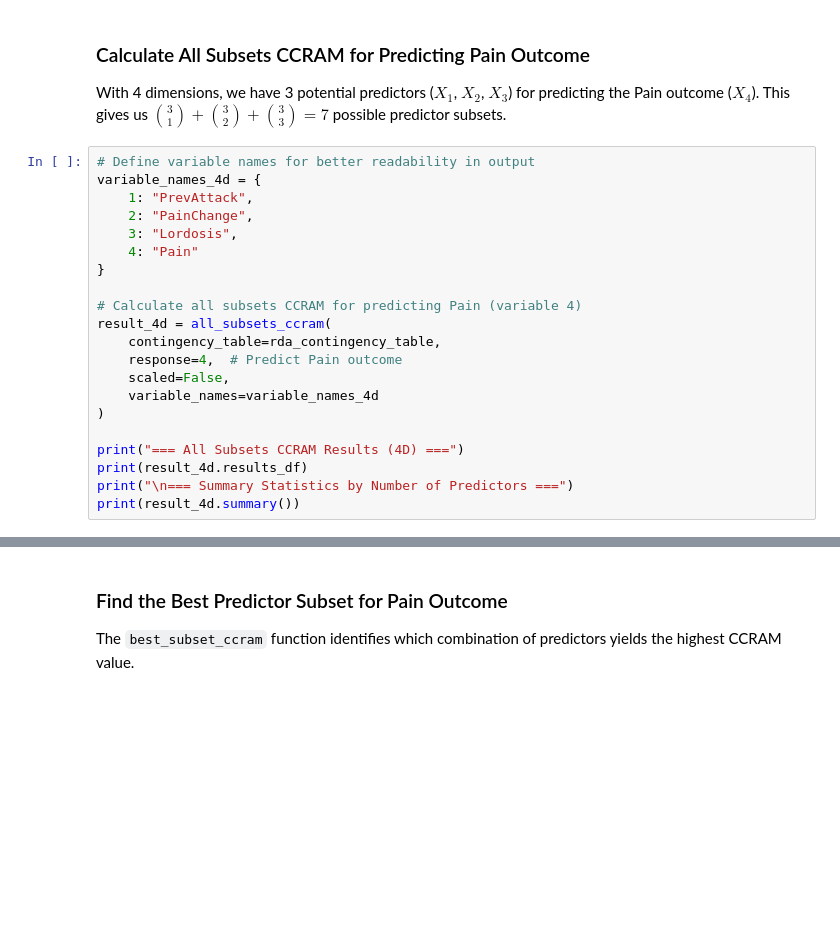
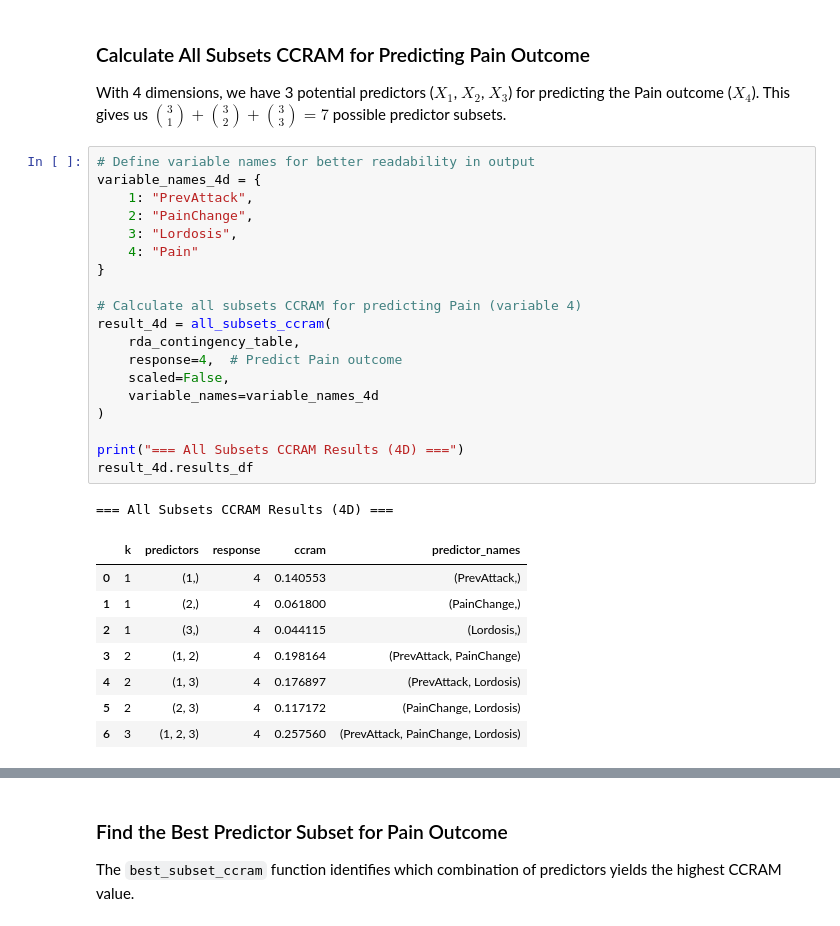
Before and after one commit to DhyeyMavani2003/ccrvam, a Jupyter notebook: examples/jupyter/03_BestSubsets_Selection.ipynb, the cells around one changed output, grey strips where cells are left out. Drawn from its saved outputs; the diff is of its cells as text; blank space fills up the shorter version.

```diff
--- a/examples/jupyter/03_BestSubsets_Selection.ipynb
+++ b/examples/jupyter/03_BestSubsets_Selection.ipynb
@@ -148,21 +196,29 @@ With 4 dimensions, we have 3 potential predictors ($X_1$, $X_2$, $X_3$) for pred
 # %%
 # Define variable names for better readability in output
 variable_names_4d = {
     1: "PrevAttack",
     2: "PainChange",
     3: "Lordosis",
     4: "Pain"
 }
 
 # Calculate all subsets CCRAM for predicting Pain (variable 4)
 result_4d = all_subsets_ccram(
-    contingency_table=rda_contingency_table,
+    rda_contingency_table,
     response=4,  # Predict Pain outcome
     scaled=False,
     variable_names=variable_names_4d
 )
 
 print("=== All Subsets CCRAM Results (4D) ===")
-print(result_4d.results_df)
-print("\n=== Summary Statistics by Number of Predictors ===")
-print(result_4d.summary())
+result_4d.results_df
+# %% [output]
+=== All Subsets CCRAM Results (4D) ===
+|  | k | predictors | response | ccram | predictor_names |
+| 0 | 1 | (1,) | 4 | 0.140553 | (PrevAttack,) |
+| 1 | 1 | (2,) | 4 | 0.061800 | (PainChange,) |
+| 2 | 1 | (3,) | 4 | 0.044115 | (Lordosis,) |
+| 3 | 2 | (1, 2) | 4 | 0.198164 | (PrevAttack, PainChange) |
+| 4 | 2 | (1, 3) | 4 | 0.176897 | (PrevAttack, Lordosis) |
+| 5 | 2 | (2, 3) | 4 | 0.117172 | (PainChange, Lordosis) |
+| 6 | 3 | (1, 2, 3) | 4 | 0.257560 | (PrevAttack, PainChange, Lordosis) |
```
Also changed, not shown: parts of 17 cells of this notebook.
